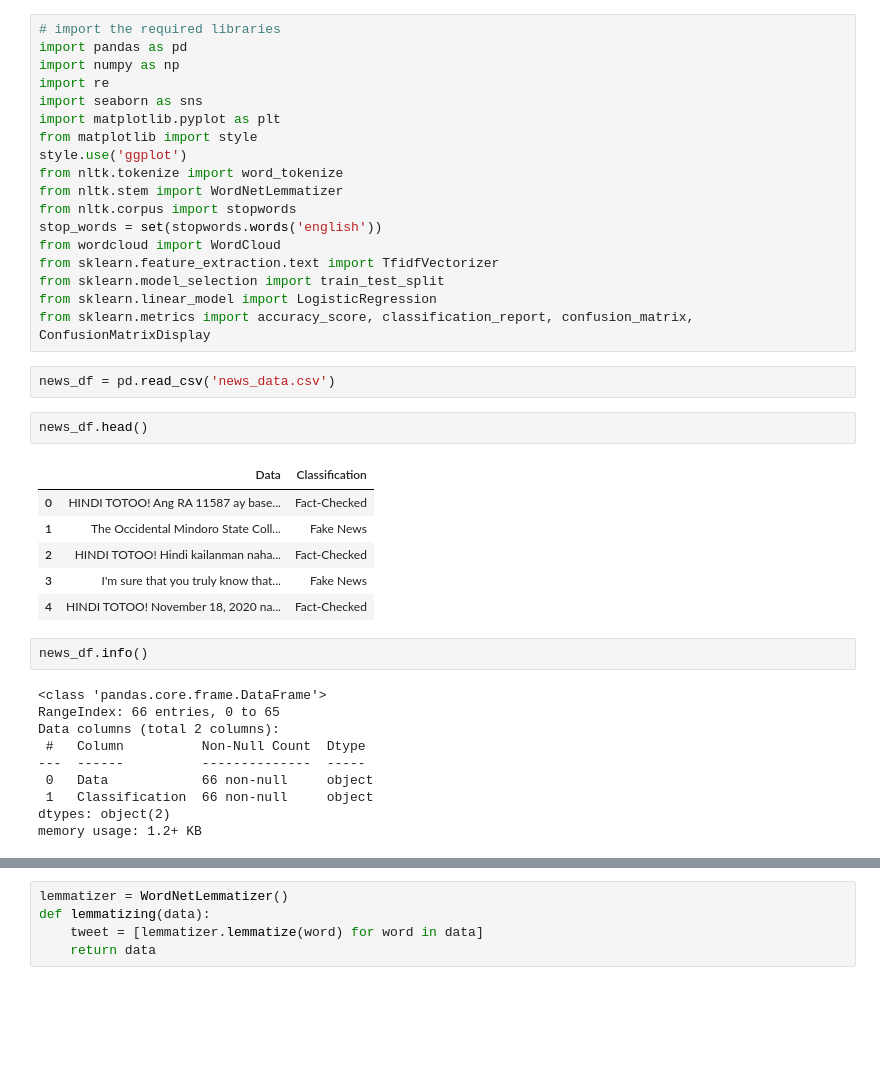
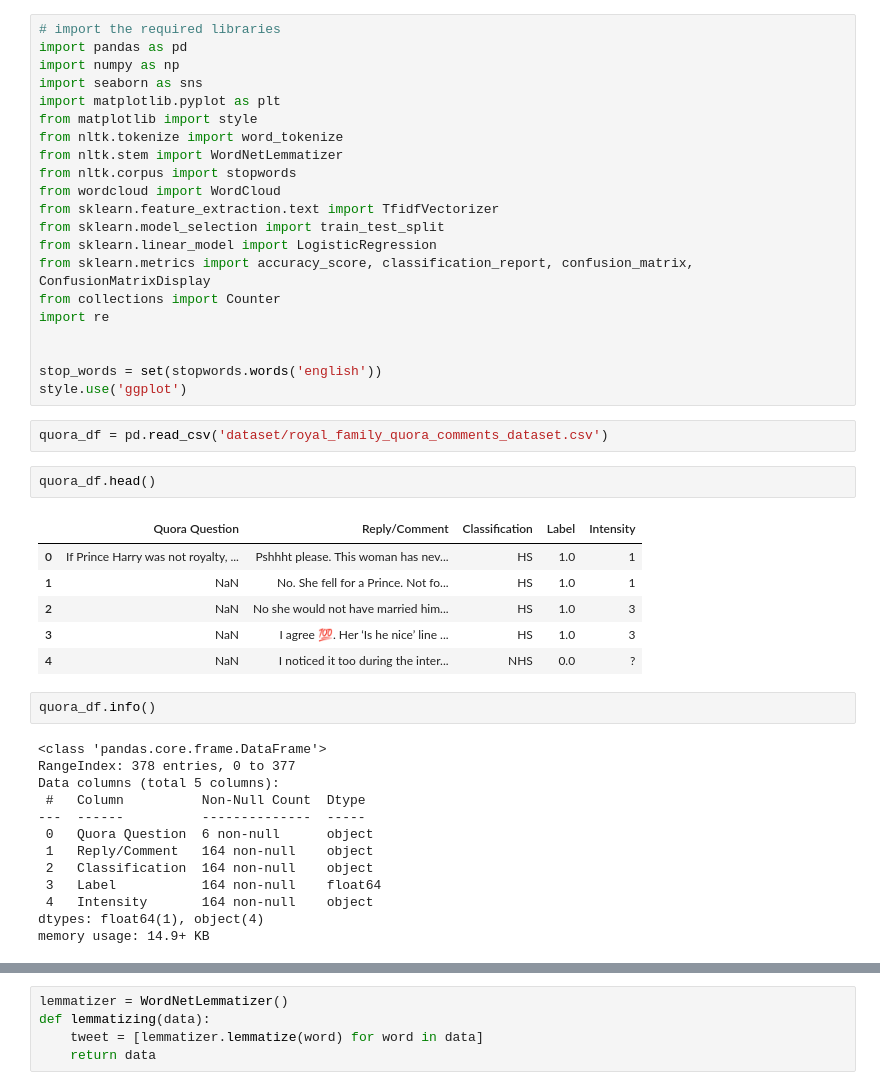
Before and after one commit to jNicoIas/hate_speech_intensity_classifier, a Jupyter notebook: hate_speech.ipynb, the cells around one changed output, grey strips where cells are left out. Saved outputs shown, nothing was run; the diff lists cells and outputs as text; blank space fills up the shorter version.

```diff
--- a/hate_speech.ipynb
+++ b/hate_speech.ipynb
@@ -2,40 +2,46 @@
 # import the required libraries
 import pandas as pd
 import numpy as np
-import re
 import seaborn as sns
 import matplotlib.pyplot as plt
 from matplotlib import style
-style.use('ggplot')
 from nltk.tokenize import word_tokenize
 from nltk.stem import WordNetLemmatizer
 from nltk.corpus import stopwords
-stop_words = set(stopwords.words('english'))
 from wordcloud import WordCloud
 from sklearn.feature_extraction.text import TfidfVectorizer
 from sklearn.model_selection import train_test_split
 from sklearn.linear_model import LogisticRegression
 from sklearn.metrics import accuracy_score, classification_report, confusion_matrix, ConfusionMatrixDisplay
+from collections import Counter
+import re
+
+
+stop_words = set(stopwords.words('english'))
+style.use('ggplot')
 # %%
-news_df = pd.read_csv('news_data.csv')
+quora_df = pd.read_csv('dataset/royal_family_quora_comments_dataset.csv')
 # %%
-news_df.head()
+quora_df.head()
 # %% [output]
-|  | Data | Classification |
-| 0 | HINDI TOTOO! Ang RA 11587 ay base... | Fact-Checked |
-| 1 | The Occidental Mindoro State Coll... | Fake News |
-| 2 | HINDI TOTOO! Hindi kailanman naha... | Fact-Checked |
-| 3 | I'm sure that you truly know that... | Fake News |
-| 4 | HINDI TOTOO! November 18, 2020 na... | Fact-Checked |
+|  | Quora Question | Reply/Comment | Classification | Label | Intensity |
+| 0 | If Prince Harry was not royalty, ... | Pshhht please. This woman has nev... | HS | 1.0 | 1 |
+| 1 | NaN | No. She fell for a Prince. Not fo... | HS | 1.0 | 1 |
+| 2 | NaN | No she would not have married him... | HS | 1.0 | 3 |
+| 3 | NaN | I agree 💯. Her ‘Is he nice’ line ... | HS | 1.0 | 3 |
+| 4 | NaN | I noticed it too during the inter... | NHS | 0.0 | ? |
 # %%
-news_df.info()
+quora_df.info()
 # %% [output]
 <class 'pandas.core.frame.DataFrame'>
-RangeIndex: 66 entries, 0 to 65
-Data columns (total 2 columns):
+RangeIndex: 378 entries, 0 to 377
+Data columns (total 5 columns):
  #   Column          Non-Null Count  Dtype
 ---  ------          --------------  -----
- 0   Data            66 non-null     object
- 1   Classification  66 non-null     object
-dtypes: object(2)
-memory usage: 1.2+ KB
+ 0   Quora Question  6 non-null      object
+ 1   Reply/Comment   164 non-null    object
+ 2   Classification  164 non-null    object
+ 3   Label           164 non-null    float64
+ 4   Intensity       164 non-null    object
+dtypes: float64(1), object(4)
+memory usage: 14.9+ KB
```
Also changed, not shown: parts of 12 cells of this notebook, 2 other files.
